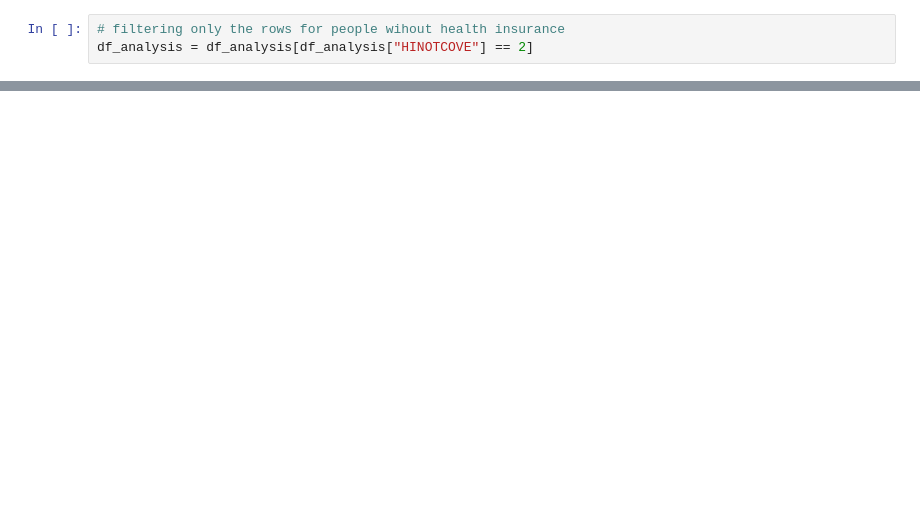
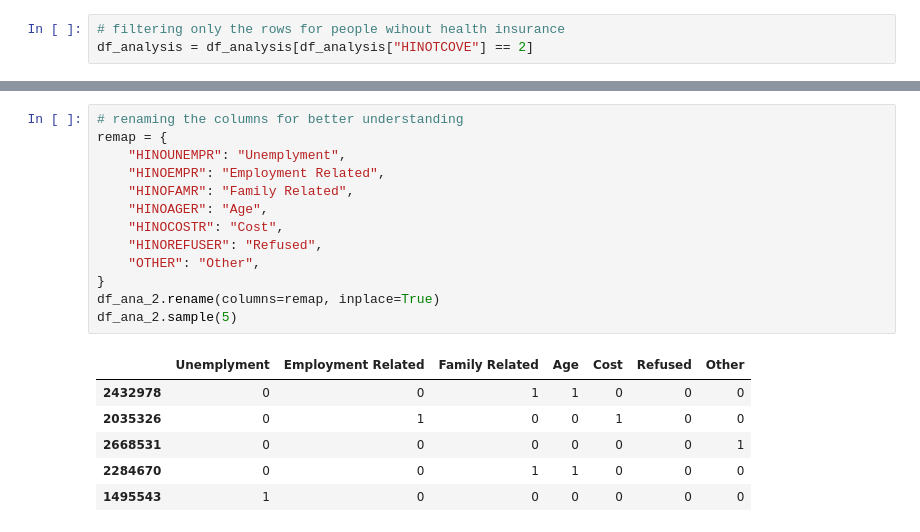
Before and after one commit to MIDS-at-Duke/uds-2024-flyingsloths, a Jupyter notebook: 02_Code/14_No_Insurance_Analysis.ipynb, the cells around one changed output, grey strips where cells are left out. Drawn from its saved outputs; the diff is of its cells as text; blank space fills up the shorter version.

```diff
--- a/02_Code/14_No_Insurance_Analysis.ipynb
+++ b/02_Code/14_No_Insurance_Analysis.ipynb
@@ -152,0 +203,20 @@ level_2 = [
+# %%
+# renaming the columns for better understanding
+remap = {
+    "HINOUNEMPR": "Unemplyment",
+    "HINOEMPR": "Employment Related",
+    "HINOFAMR": "Family Related",
+    "HINOAGER": "Age",
+    "HINOCOSTR": "Cost",
+    "HINOREFUSER": "Refused",
+    "OTHER": "Other",
+}
+df_ana_2.rename(columns=remap, inplace=True)
+df_ana_2.sample(5)
+# %% [output]
+|  | Unemplyment | Employment Related | Family Related | Age | Cost | Refused | Other |
+| 2432978 | 0 | 0 | 1 | 1 | 0 | 0 | 0 |
+| 2035326 | 0 | 1 | 0 | 0 | 1 | 0 | 0 |
+| 2668531 | 0 | 0 | 0 | 0 | 0 | 0 | 1 |
+| 2284670 | 0 | 0 | 1 | 1 | 0 | 0 | 0 |
+| 1495543 | 1 | 0 | 0 | 0 | 0 | 0 | 0 |
```
Also changed, not shown: parts of 20 cells of this notebook.
